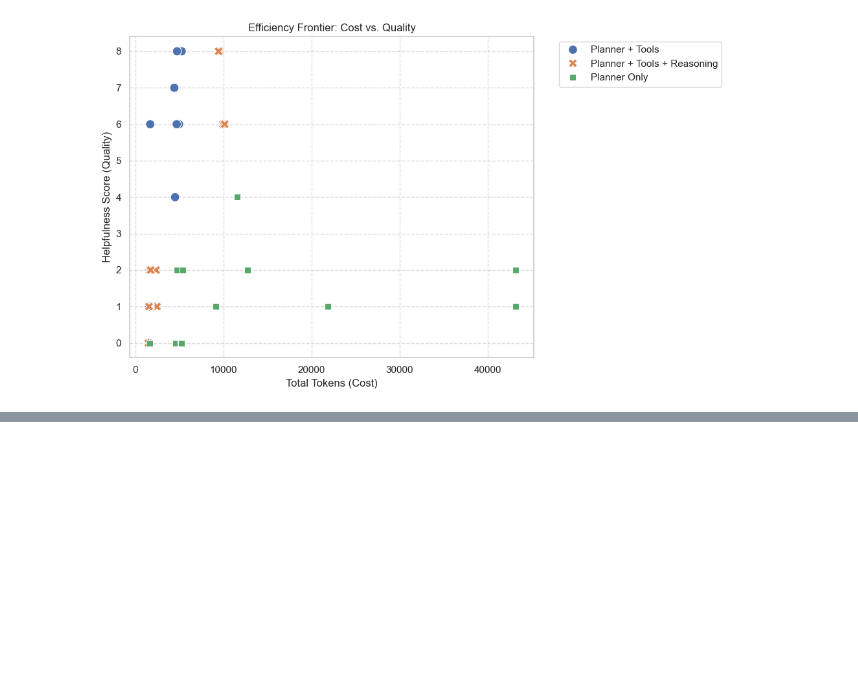
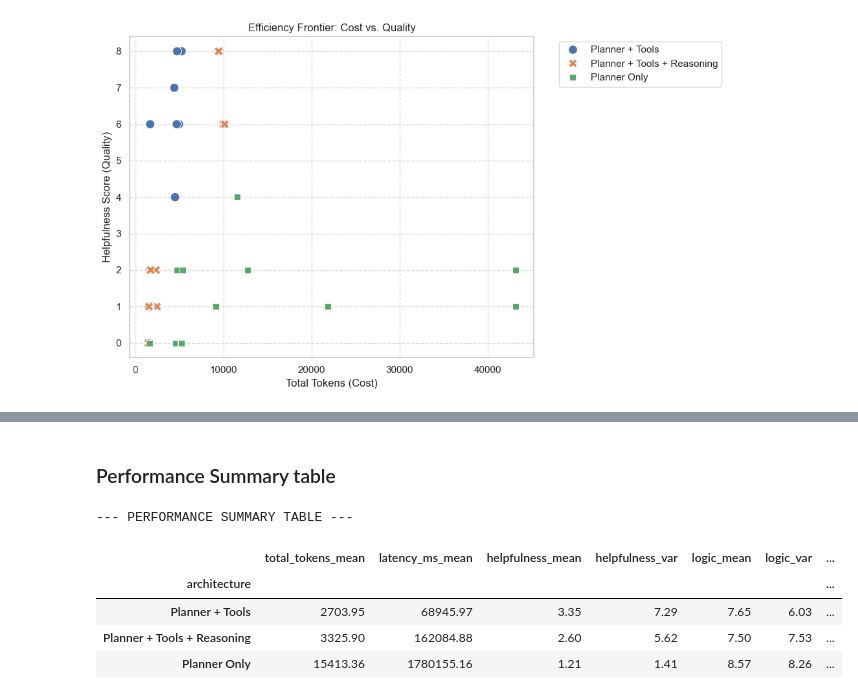
Before and after one commit to maximboc/travel-planner, a Jupyter notebook: notebook/analysis.ipynb, the cells around one changed output, grey strips where cells are left out. Drawn from its saved outputs; the diff is of its cells as text; code cells hidden in the pictures; blank space fills up the shorter version.

```diff
--- a/notebook/analysis.ipynb
+++ b/notebook/analysis.ipynb
@@ -181,0 +210,30 @@ plt.show()
+# %% [markdown]
+### Performance Summary table
+# %%
+df_final['efficiency_ratio'] = df_final['total_tokens'] / (df_final['helpfulness'] + 0.1)
+
+print("\n--- PERFORMANCE SUMMARY TABLE ---")
+summary_table = (
+    df_final
+    .groupby('architecture')
+    .agg(
+        total_tokens_mean=('total_tokens', 'mean'),
+        latency_ms_mean=('latency_ms', 'mean'),
+        helpfulness_mean=('helpfulness', 'mean'),
+        helpfulness_var=('helpfulness', 'var'),
+        logic_mean=('logic', 'mean'),
+        logic_var=('logic', 'var'),
+        efficiency_ratio_mean=('efficiency_ratio', 'mean'),
+    )
+    .round(2)
+    .sort_values('helpfulness_mean', ascending=False)
+)
+
+summary_table
+# %% [output]
+--- PERFORMANCE SUMMARY TABLE ---
+|  | total_tokens_mean | latency_ms_mean | helpfulness_mean | helpfulness_var | logic_mean | logic_var | ... |
+| architecture |  |  |  |  |  |  | ... |
+| Planner + Tools | 2703.95 | 68945.97 | 3.35 | 7.29 | 7.65 | 6.03 | ... |
+| Planner + Tools + Reasoning | 3325.90 | 162084.88 | 2.60 | 5.62 | 7.50 | 7.53 | ... |
+| Planner Only | 15413.36 | 1780155.16 | 1.21 | 1.41 | 8.57 | 8.26 | ... |
```
Also changed, not shown: parts of 26 cells of this notebook.
